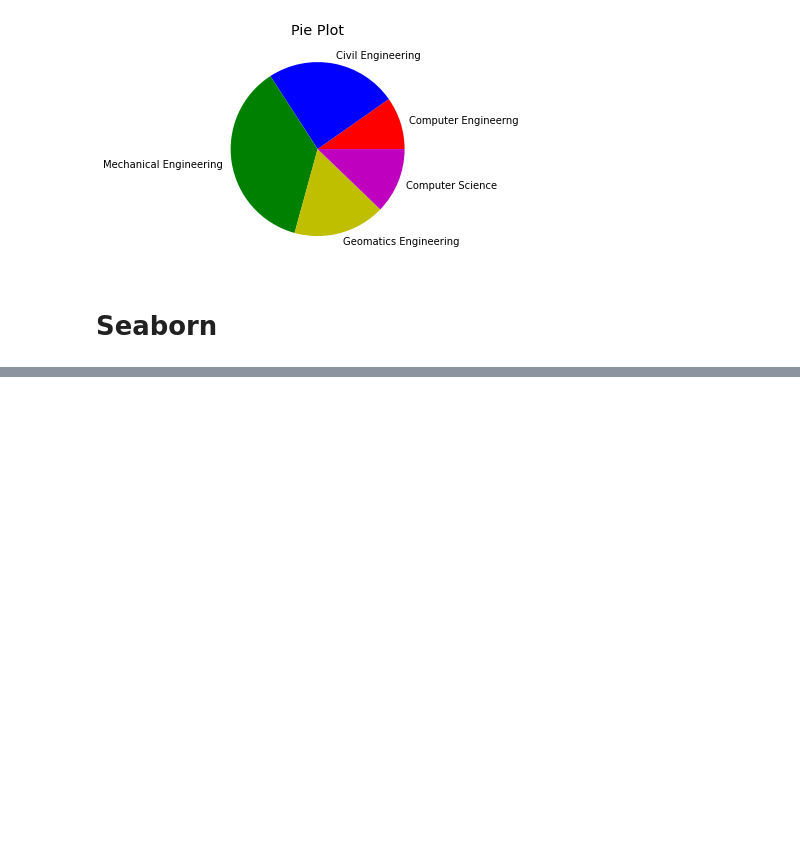
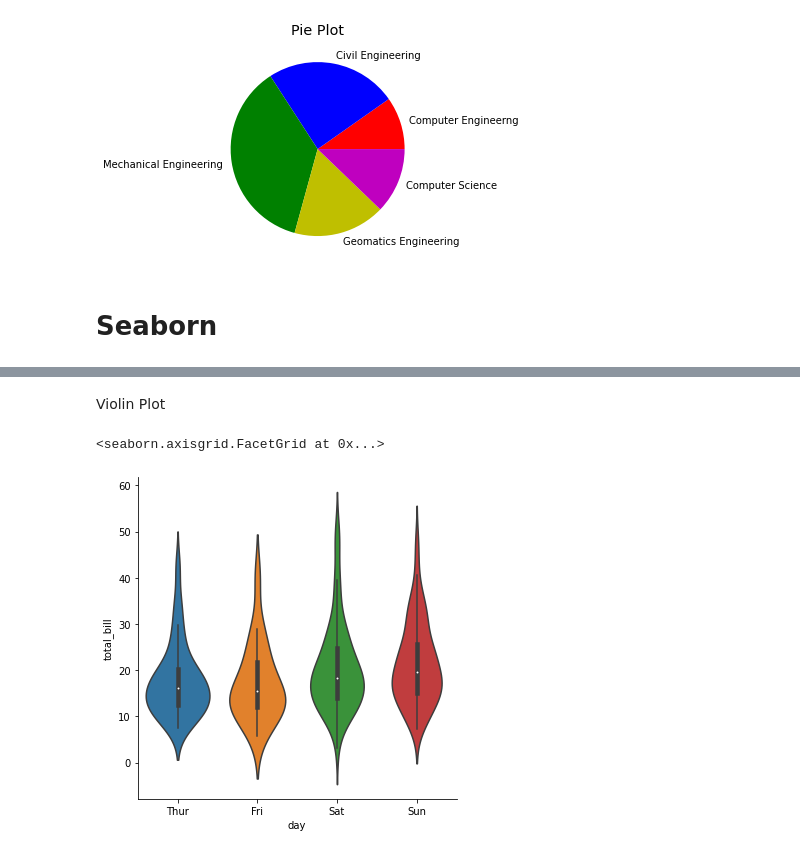
Before and after one commit to amazingashis/Blog, a Jupyter notebook: Data_Visualization_Blog5.ipynb, the cells around one changed output, grey strips where cells are left out. Cells and saved outputs as stored; diff of their text form; code cells hidden in the pictures; blank space fills up the shorter version.

```diff
--- a/Data_Visualization_Blog5.ipynb
+++ b/Data_Visualization_Blog5.ipynb
@@ -107,0 +131,7 @@ plt.show()
+# %% [markdown]
+Violin Plot
+# %%
+sns.catplot(x = "day", y = "total_bill", data = b, kind = "violin")
+# %% [output]
+<seaborn.axisgrid.FacetGrid at 0x...>
+[figure, added]
```
Also changed, not shown: parts of 12 cells of this notebook.
